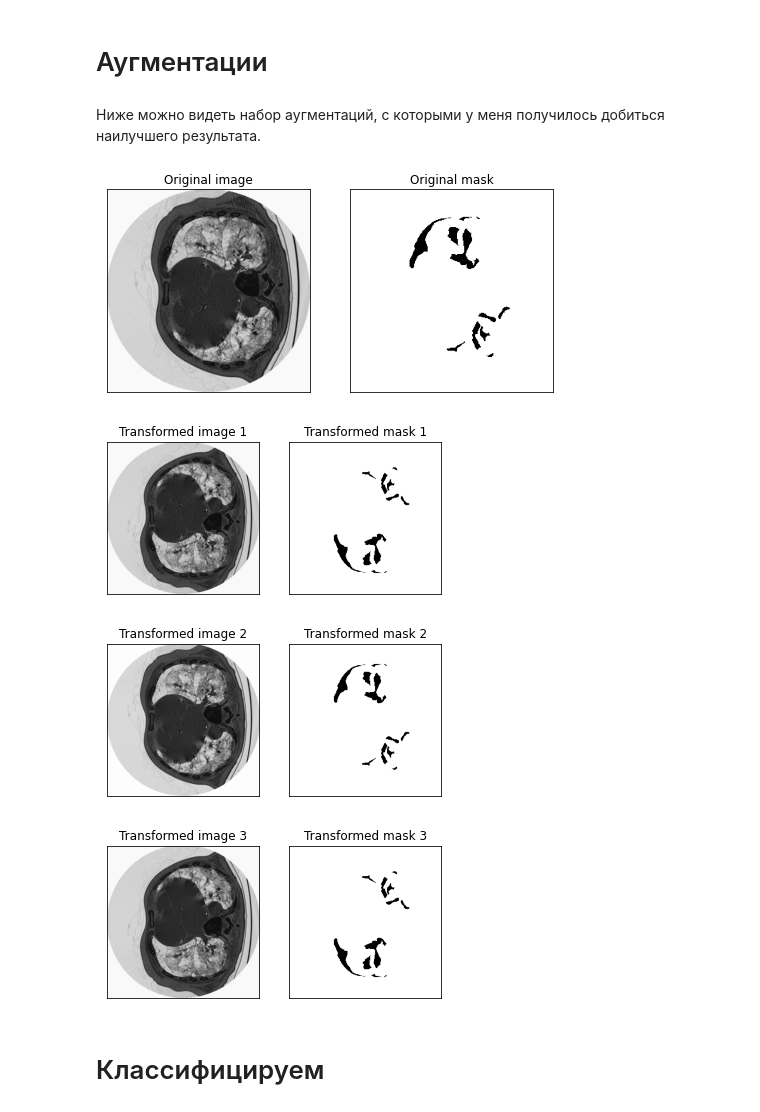
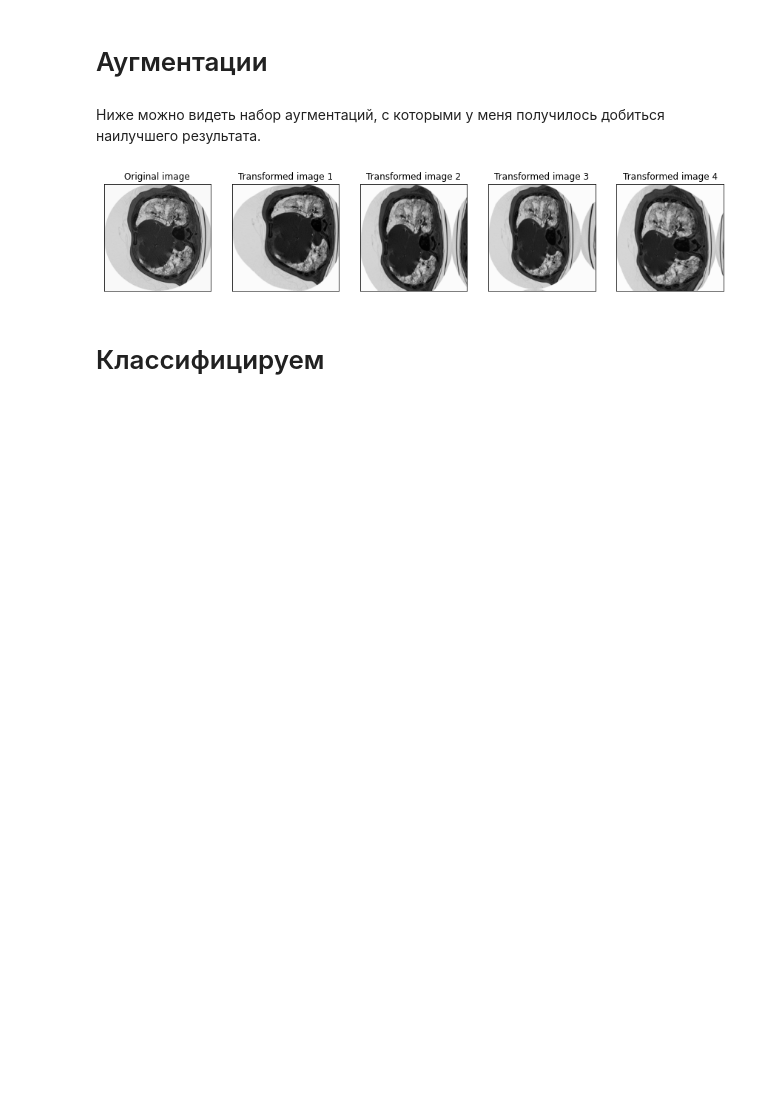
Before and after one commit to elizabethfeden/covid-tomography, a Jupyter notebook: augmentations.ipynb, the cells around one changed output. Cells and saved outputs as stored; diff of their text form; code cells hidden in the pictures; blank space fills up the shorter version.

```diff
--- a/augmentations.ipynb
+++ b/augmentations.ipynb
@@ -223,7 +171,7 @@ train_transform = albu.Compose([
     albu.OneOf([
     albu.ShiftScaleRotate(rotate_limit=15, shift_limit=0.05, scale_limit=0.05,
                           p=0.5, border_mode=cv2.BORDER_REPLICATE),
-    albu.GridDistortion(p=0.5)
+    albu.GridDistortion(distort_limit=0.37, p=0.5)
     ], p=0.3),
     albu.RandomBrightnessContrast(brightness_limit=0.1, contrast_limit=0.1, p=0.5),
 ])
@@ -232,24 +180,22 @@ test_transform = None
 # %%
 # Visualize transformations
 
 X = im_medseg[0, 0].reshape((1, 256, 256))
 y = mk_medseg[0, 0].reshape((1, 256, 256))
 
 dataset = Dataset(X, y, train_transform)
 
-helpers.show_im_row(np.vstack((X, y)), size=3,
-                    titles=['Original image', 'Original mask'])
-
-for i in range(3):
+im_row = X
+titles = ['Original image']
+for i in range(4):
   x_el, y_el = dataset[0]
   x_el, y_el = x_el.cpu().numpy(), y_el.cpu().numpy()
-  helpers.show_im_row(np.vstack((x_el, y_el.reshape(1, 256, 256))), size=3,
-                      titles=[f'Transformed image {i+1}', f'Transformed mask {i+1}'])
+  im_row = np.vstack((im_row, x_el))
+  titles += [f'Transformed image {i+1}']
+
+helpers.show_im_row(im_row, size=3, titles=titles)
 # %% [output]
-[figure, old version]
+[figure, new version]
-[figure, removed]
-[figure, removed]
-[figure, removed]
 # %% [markdown]
 # Классифицируем
 # %%
```
Also changed, not shown: parts of 7 cells of this notebook, 1 other file.
